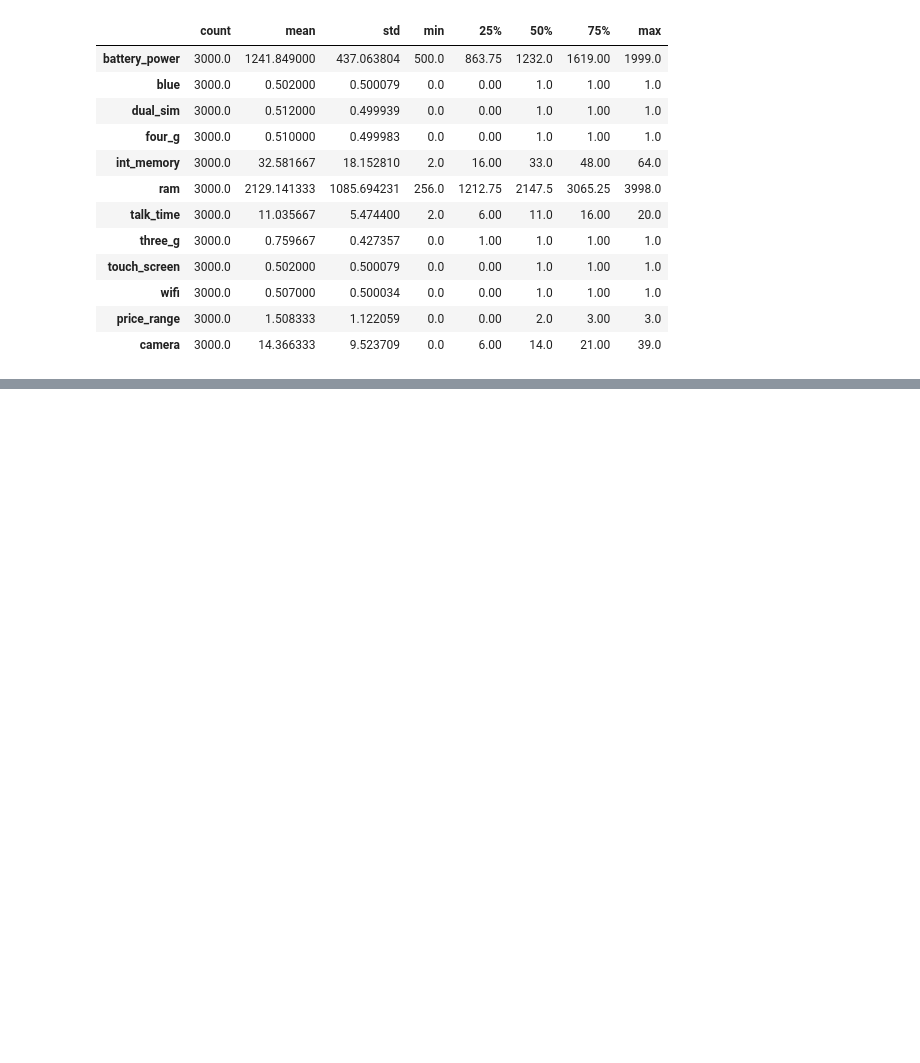
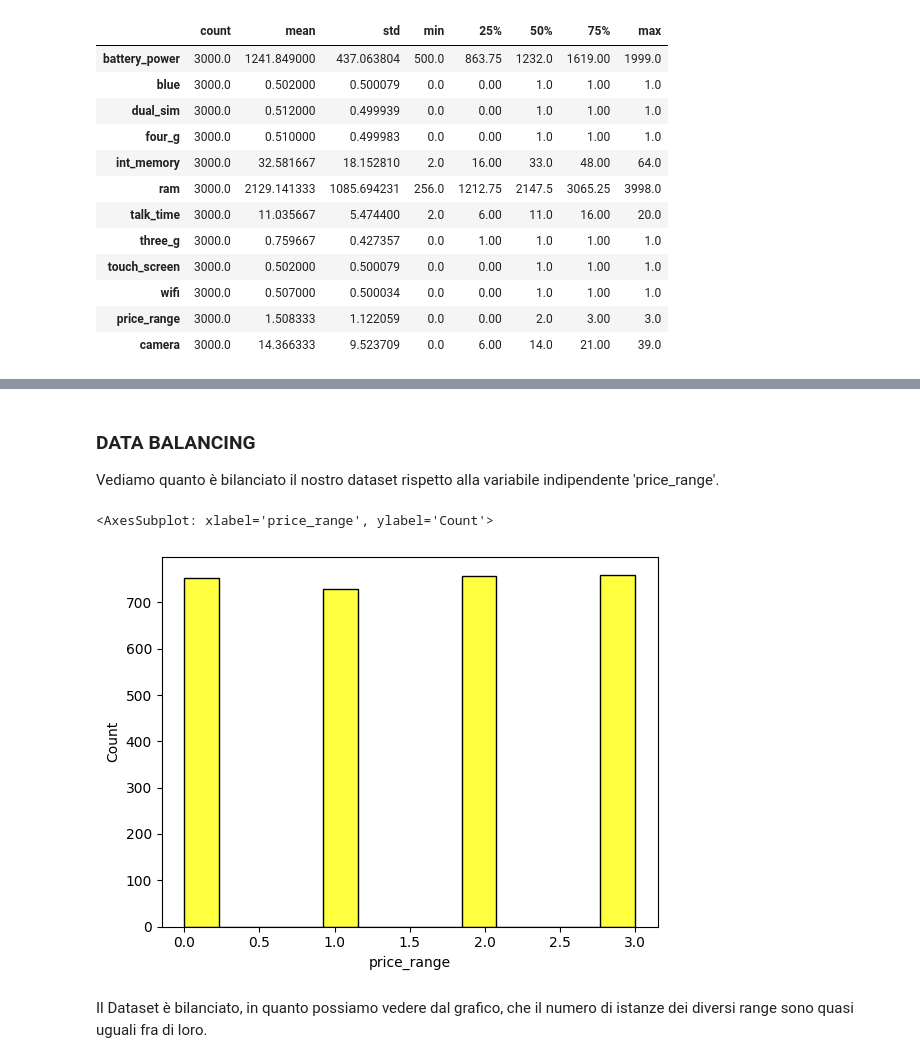
Before and after one commit to AngeloSantangelo/Findrange, a Jupyter notebook: findrange.ipynb, the cells around one changed output, grey strips where cells are left out. Saved outputs shown, nothing was run; the diff lists cells and outputs as text; code cells hidden in the pictures; blank space fills up the shorter version.

Commit message:
Effettuato Normalizzazione e Data Balancing.

```diff
--- a/findrange.ipynb
+++ b/findrange.ipynb
@@ -179,0 +211,10 @@ dataFrame.describe().transpose()
+# %% [markdown]
+### DATA BALANCING
+Vediamo quanto è bilanciato il nostro dataset rispetto alla variabile indipendente 'price_range'.
+# %%
+sns.histplot(dataFrame["price_range"], legend=True, color="yellow")
+# %% [output]
+<AxesSubplot: xlabel='price_range', ylabel='Count'>
+[figure, added]
+# %% [markdown]
+Il Dataset è bilanciato, in quanto possiamo vedere dal grafico, che il numero di istanze dei diversi range sono quasi uguali fra di loro.
```
Also changed, not shown: parts of 7 cells of this notebook.
